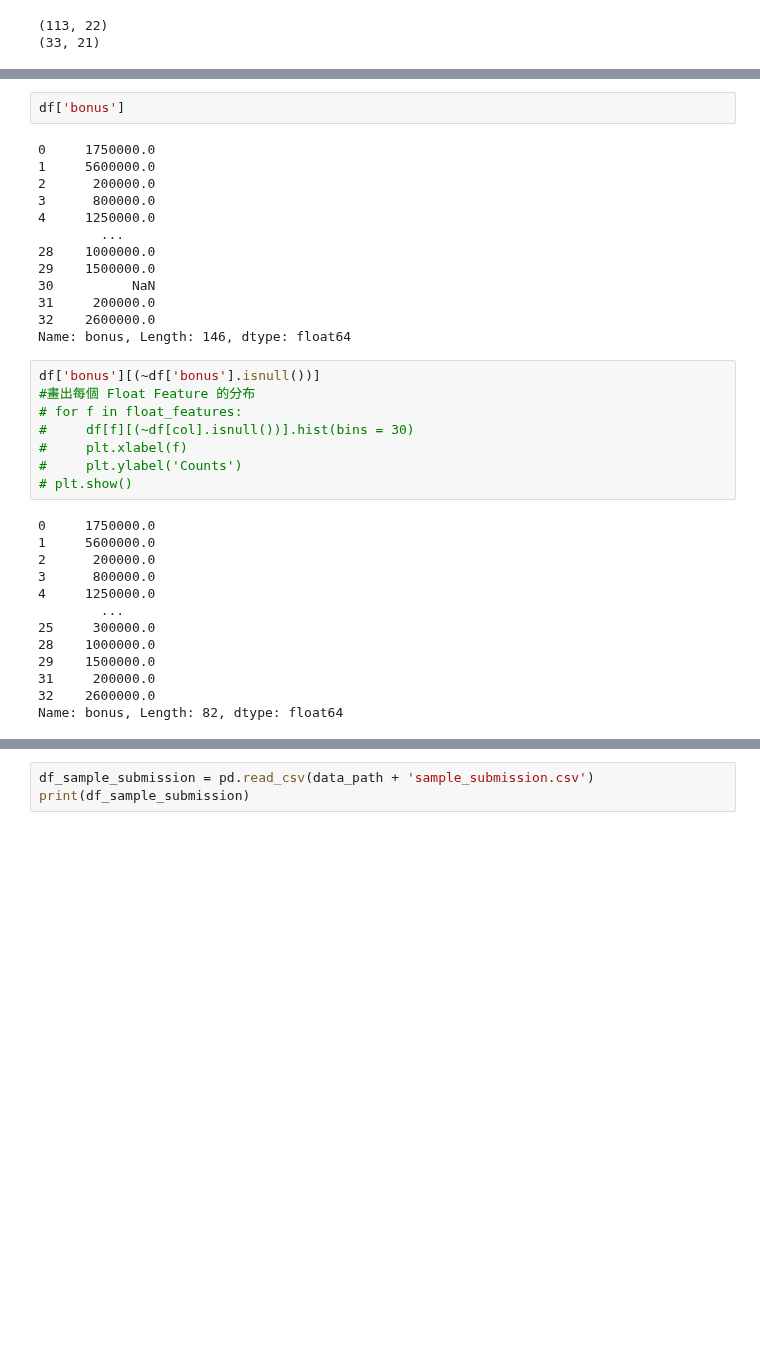
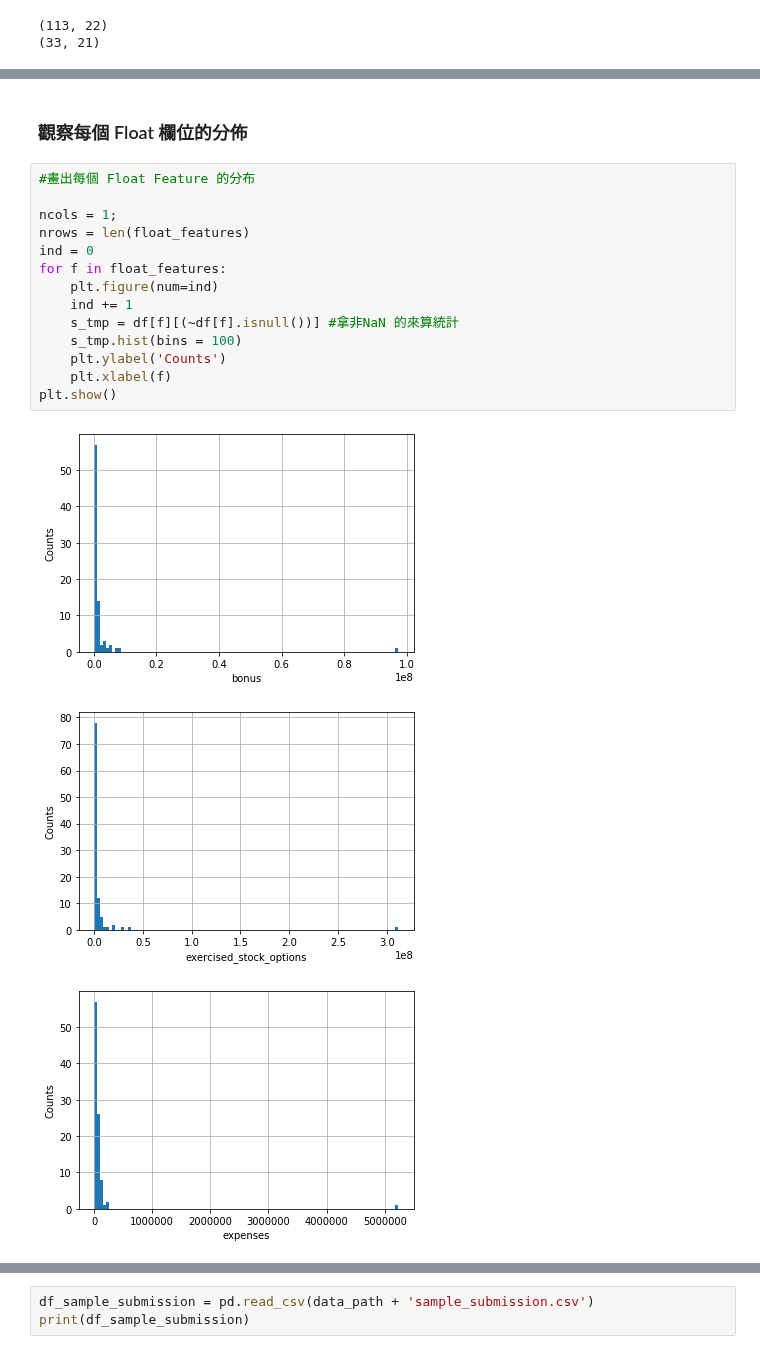
Before and after one commit to kung-bill/3rd-ML100Days, a Jupyter notebook: homework/Day_051_Midterm.ipynb, the cells around one changed output, grey strips where cells are left out. Saved outputs shown, nothing was run; the diff lists cells and outputs as text; blank space fills up the shorter version.

```diff
--- a/homework/Day_051_Midterm.ipynb
+++ b/homework/Day_051_Midterm.ipynb
@@ -100,36 +104,20 @@ df.head(10)
-# %%
-df['bonus']
-# %% [output]
-0     1750000.0
-1     5600000.0
-2      200000.0
-3      800000.0
-4     1250000.0
-        ...
-28    1000000.0
-29    1500000.0
-30          NaN
-31     200000.0
-32    2600000.0
-Name: bonus, Length: 146, dtype: float64
+# %% [markdown]
+### 觀察每個 Float 欄位的分佈
 # %%
-df['bonus'][(~df['bonus'].isnull())]
 #畫出每個 Float Feature 的分布
-# for f in float_features:
-#     df[f][(~df[col].isnull())].hist(bins = 30)
-#     plt.xlabel(f)
-#     plt.ylabel('Counts')
-# plt.show()
+
+ncols = 1;
+nrows = len(float_features)
+ind = 0
+for f in float_features:
+    plt.figure(num=ind)
+    ind += 1
+    s_tmp = df[f][(~df[f].isnull())] #拿非NaN 的來算統計
+    s_tmp.hist(bins = 100)
+    plt.ylabel('Counts')
+    plt.xlabel(f)
+plt.show()
 # %% [output]
-0     1750000.0
-1     5600000.0
-2      200000.0
-3      800000.0
-4     1250000.0
-        ...
-25     300000.0
-28    1000000.0
-29    1500000.0
-31     200000.0
-32    2600000.0
-Name: bonus, Length: 82, dtype: float64
+[figure, added]
+[figure, added]
+[figure, added]
```
Also changed, not shown: parts of 20 cells of this notebook.
